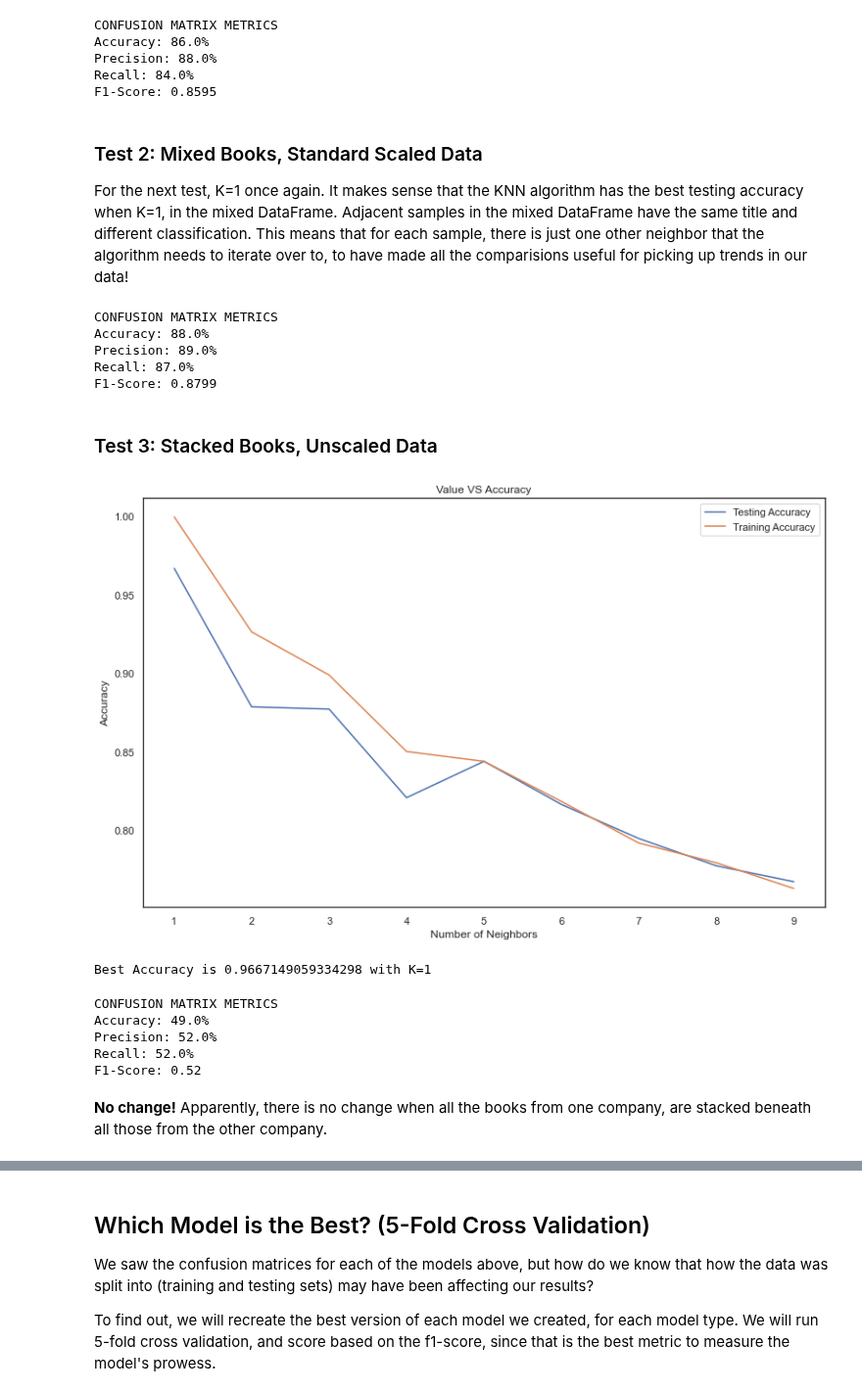
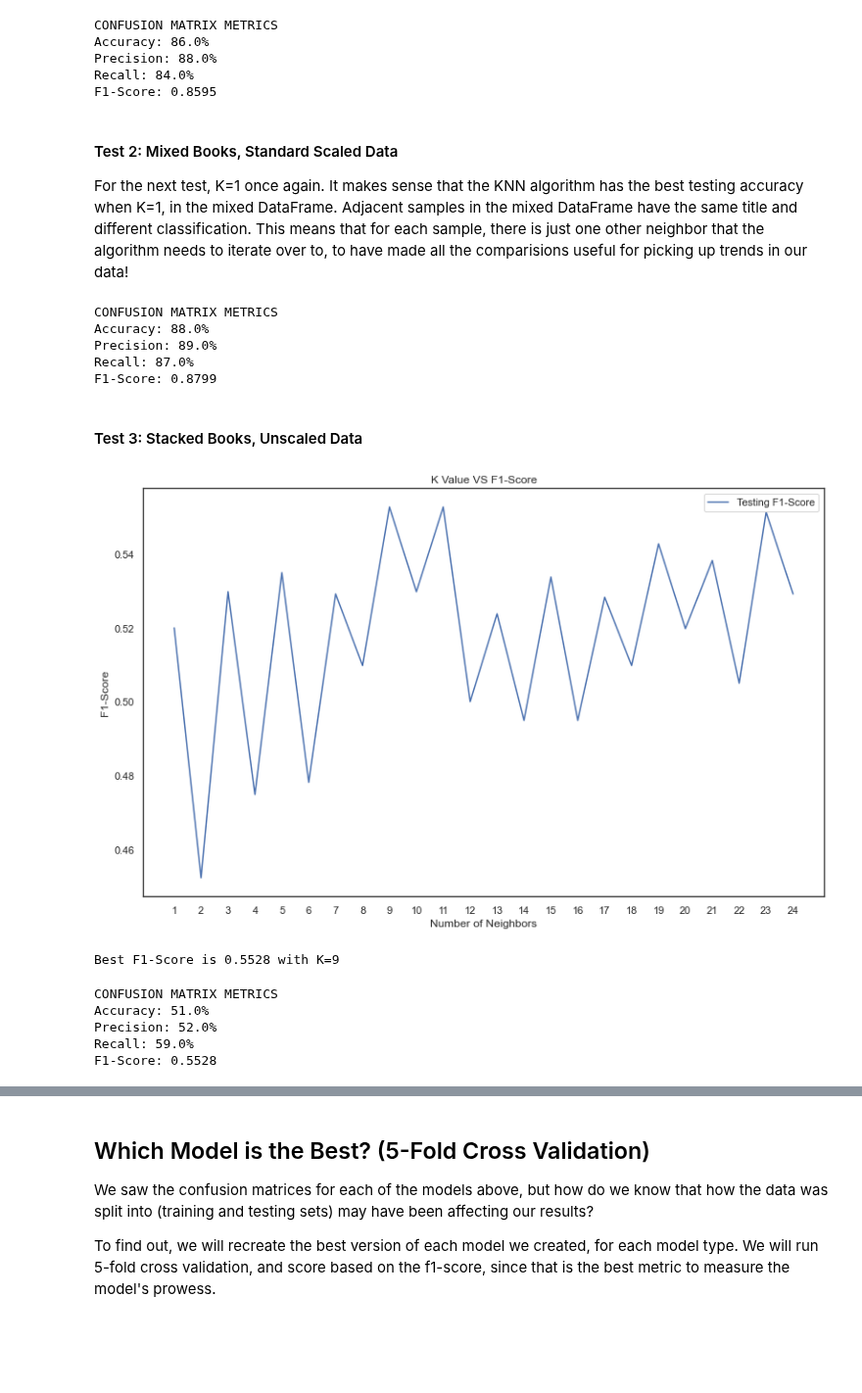
Before and after one commit to UPstartDeveloper/bookstore-classifier, a Jupyter notebook: classifications.ipynb, the cells around one changed output, grey strips where cells are left out. Shown at 98% size. Saved outputs shown, nothing was run; the diff lists cells and outputs as text; code cells hidden in the pictures; blank space fills up the shorter version.

```diff
--- a/classifications.ipynb
+++ b/classifications.ipynb
@@ -1201,7 +1223,7 @@ Precision: 88.0%
 Recall: 84.0%
 F1-Score: 0.8595
 # %% [markdown]
-### Test 2: Mixed Books, Standard Scaled Data
+#### Test 2: Mixed Books, Standard Scaled Data
 For the next test, K=1 once again.
 It makes sense that the KNN algorithm has the best testing accuracy when K=1, in the mixed DataFrame. Adjacent samples in the mixed DataFrame have the same title and different classification. This means that for each sample, there is just one other neighbor that the algorithm needs to iterate over to, to have made all the comparisions useful for picking up trends in our data!
 # %%
@@ -1213,21 +1235,20 @@ Precision: 89.0%
 Recall: 87.0%
 F1-Score: 0.8799
 # %% [markdown]
-### Test 3: Stacked Books, Unscaled Data
+#### Test 3: Stacked Books, Unscaled Data
 # %%
-determine_num_neighbors(stacked_unscaled['X_train'], stacked_unscaled['y_train'])
+determine_num_neighbors(stacked_unscaled['X_train'],
+                        stacked_unscaled['y_train'],
+                        stacked_unscaled['X_test'])
 # %% [output]
-[figure, old version]
+[figure, new version]
-Best Accuracy is 0.9667149059334298 with K=1
+Best F1-Score is 0.5528 with K=9
 # %%
-knn3 = execute_knn(stacked_unscaled, 1)
+knn3 = execute_knn(stacked_unscaled, 9)
 # %% [output]
 CONFUSION MATRIX METRICS
-Accuracy: 49.0%
+Accuracy: 51.0%
 Precision: 52.0%
-Recall: 52.0%
-F1-Score: 0.52
+Recall: 59.0%
+F1-Score: 0.5528
-# %% [markdown]
-**No change!**
-Apparently, there is no change when all the books from one company, are stacked beneath all those from the other company.
 # %% [markdown]
```
Also changed, not shown: parts of 24 cells of this notebook, 1 other file.
